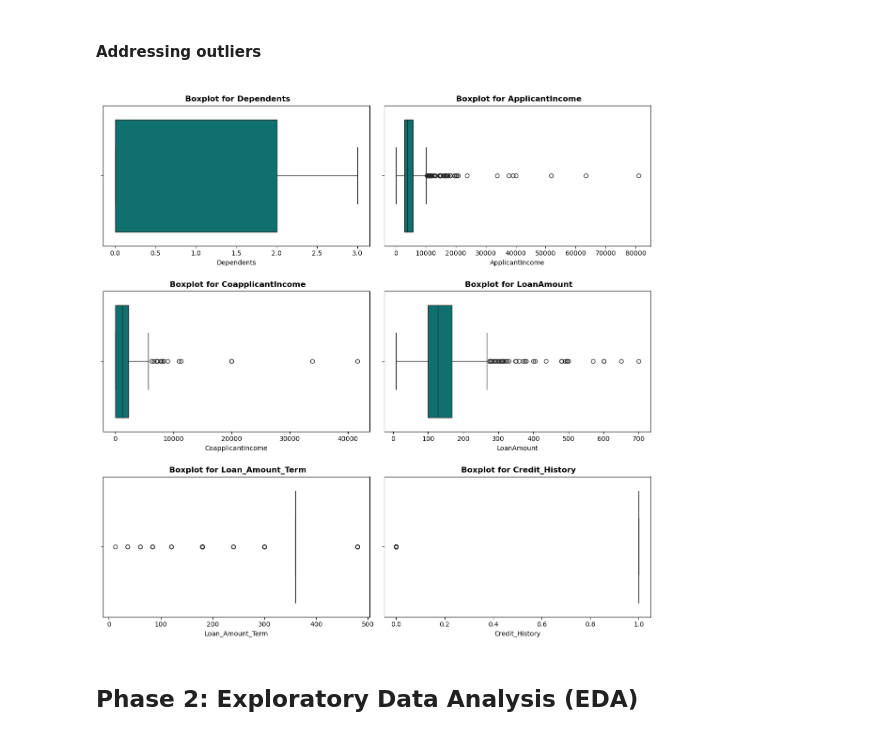
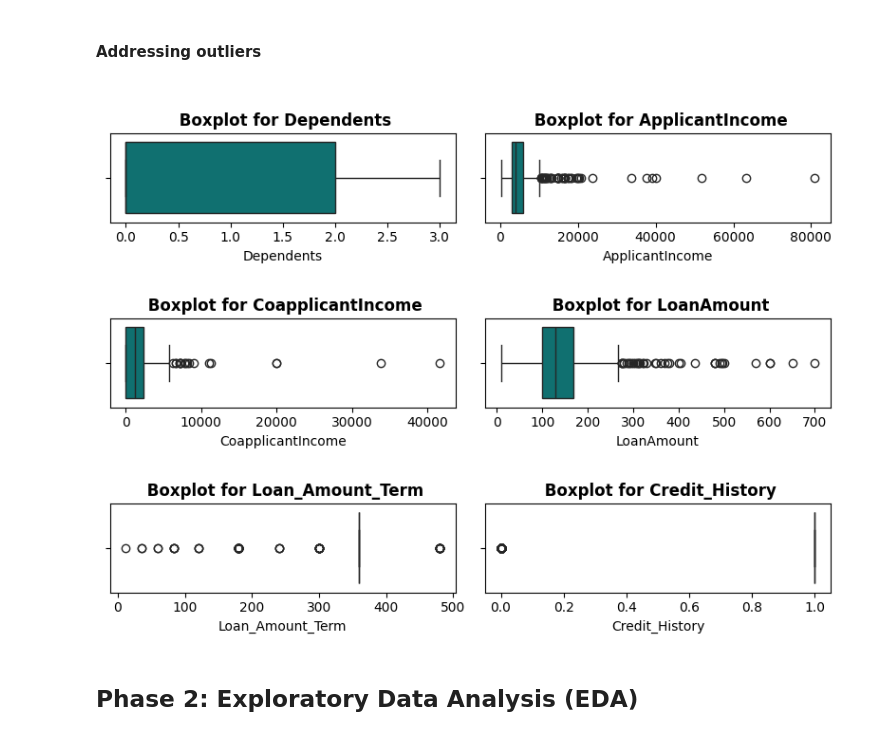
Before and after one commit to Olasquare043/EDA-on-Home-Loan-dataset, a Jupyter notebook: task_25.ipynb, the cells around one changed output. Saved outputs shown, nothing was run; the diff lists cells and outputs as text; code cells hidden in the pictures.

```diff
--- a/task_25.ipynb
+++ b/task_25.ipynb
@@ -359,17 +359,17 @@ dtype: object
 # %%
 # let check for the outliers using box plot for all the numerical data
 numerical_cols= ["Dependents","ApplicantIncome","CoapplicantIncome","LoanAmount","Loan_Amount_Term","Credit_History"]
-plt.figure(figsize=(12,12))
+plt.figure(figsize=(8,6))
 
 # plotting for each features in subplot (grid)
 for i, col in enumerate(numerical_cols, start=1):
     plt.subplot(3,2,i)
     sns.boxplot(x=train_data[col], color='teal')
     plt.title(f"\n Boxplot for {col}", fontweight="bold")
 plt.tight_layout()
 plt.show()
 # %% [output]
-[figure, old version]
+[figure, new version]
 # %% [markdown]
 ## Phase 2: Exploratory Data Analysis (EDA)
 # %% [markdown]
```
Also changed, not shown: parts of 16 cells of this notebook, 1 other file.
